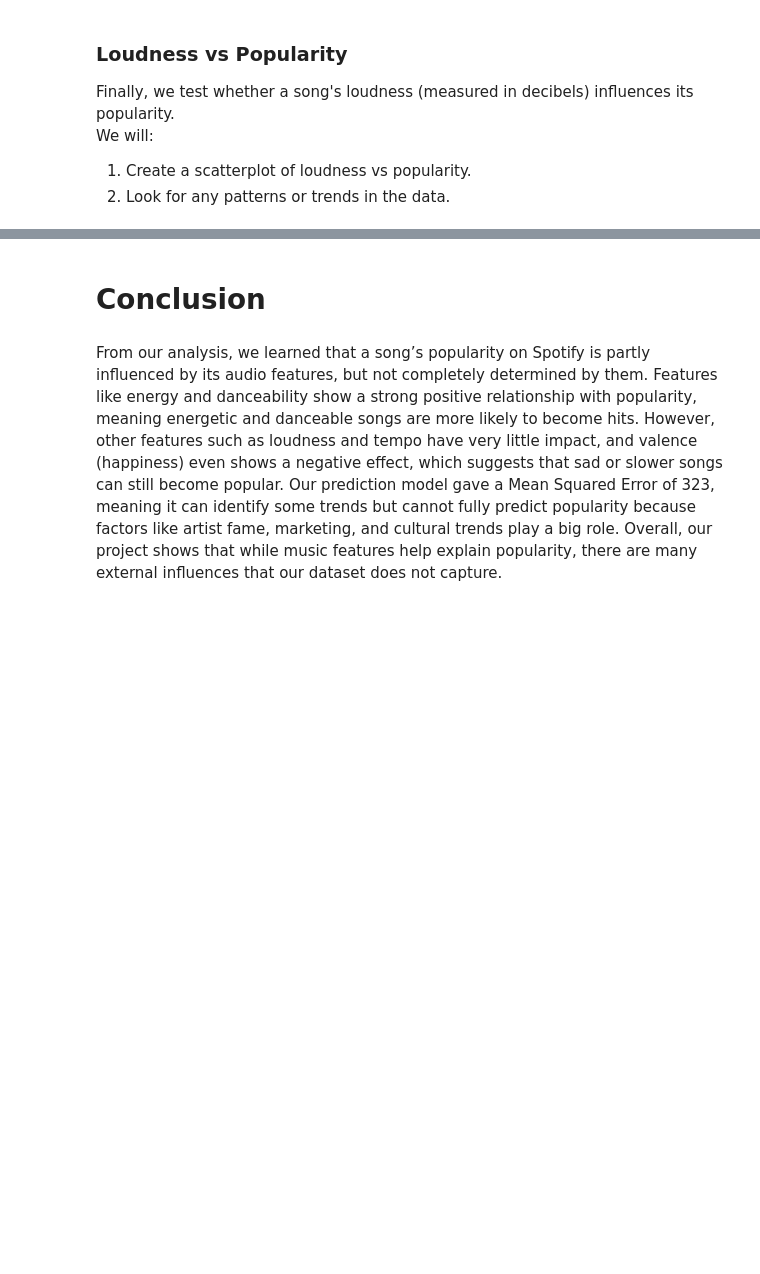
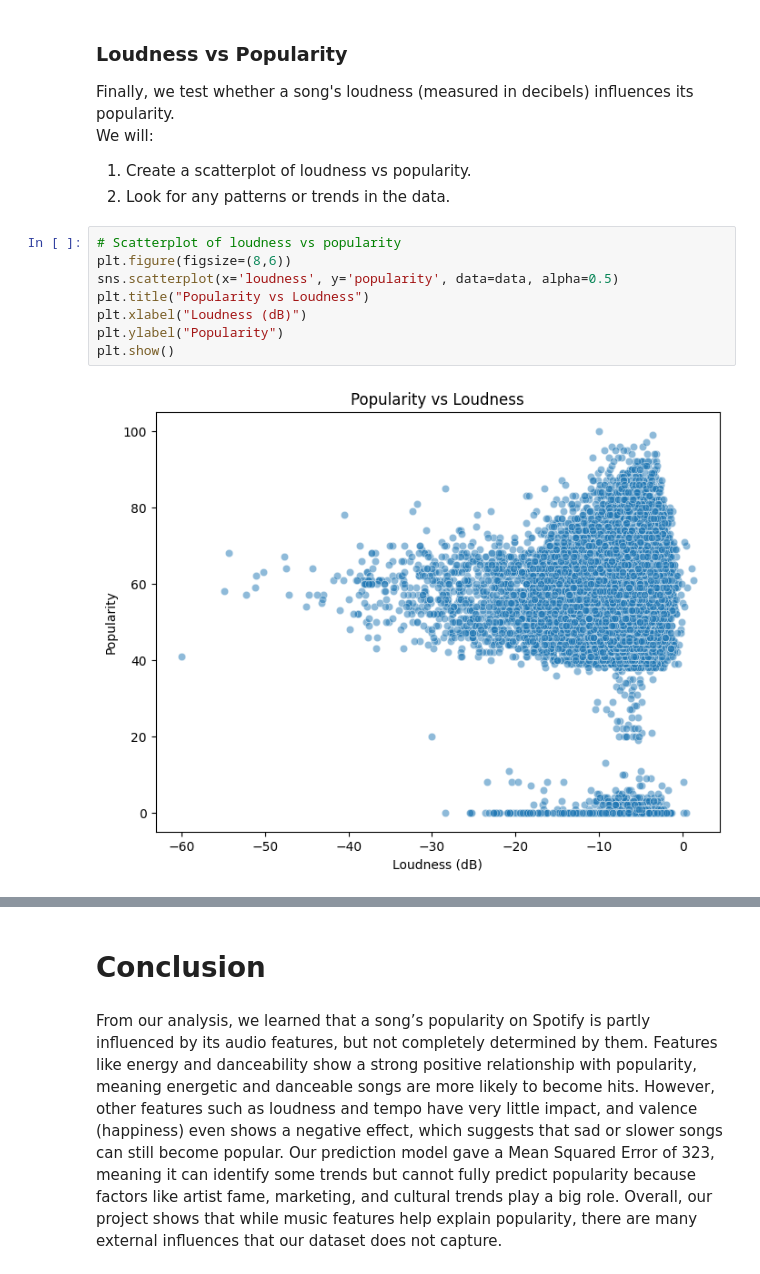
Before and after one commit to mohsayegh/spotify-data-analysis, a Jupyter notebook: spotify_project.ipynb, the cells around one changed output, grey strips where cells are left out. Drawn from its saved outputs; the diff is of its cells as text; blank space fills up the shorter version.

Commit message:
Added Loudness vs Popularity analysis

```diff
--- a/spotify_project.ipynb
+++ b/spotify_project.ipynb
@@ -237,3 +240,13 @@ Finally, we test whether a song's loudness (measured in decibels) influences its
 We will:
 1. Create a scatterplot of loudness vs popularity.
 2. Look for any patterns or trends in the data.
+# %%
+# Scatterplot of loudness vs popularity
+plt.figure(figsize=(8,6))
+sns.scatterplot(x='loudness', y='popularity', data=data, alpha=0.5)
+plt.title("Popularity vs Loudness")
+plt.xlabel("Loudness (dB)")
+plt.ylabel("Popularity")
+plt.show()
+# %% [output]
+[figure, added]
```
Also changed, not shown: parts of 3 cells of this notebook.
